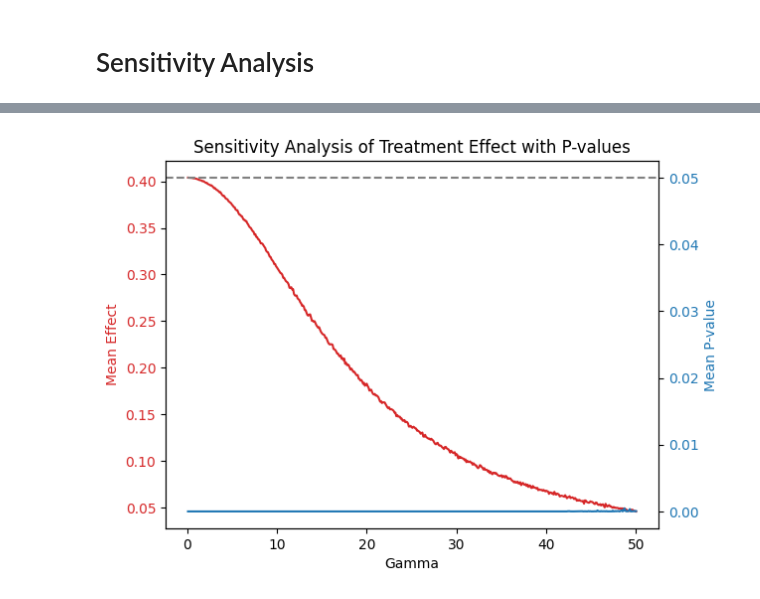
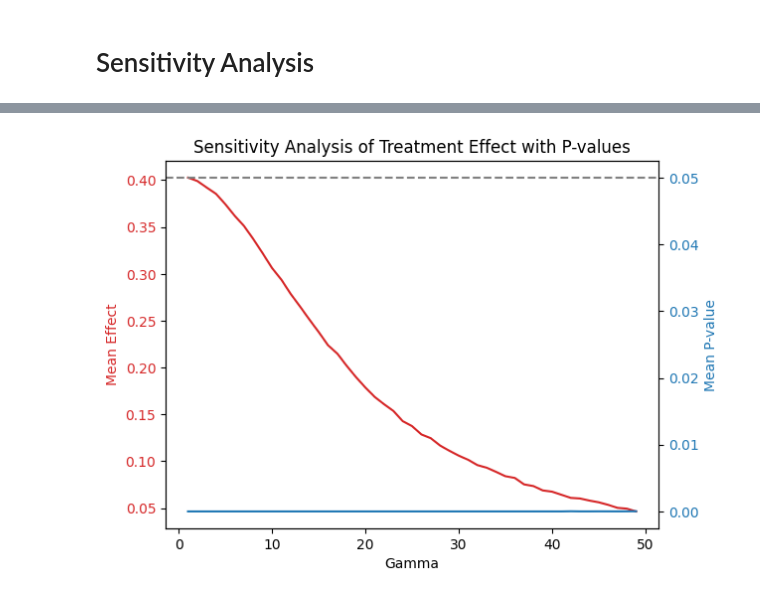
Before and after one commit to CCaoMichael/QTM345FinalProject, a Jupyter notebook: src/Python Replication.ipynb, the cells around one changed output, grey strips where cells are left out. Cells and saved outputs as stored; diff of their text form; code cells hidden in the pictures.

```diff
--- a/src/Python Replication.ipynb
+++ b/src/Python Replication.ipynb
@@ -312,6 +312,17 @@ Distribution: F(25,61)
 Included effects: Entity, Time
 # %% [markdown]
 # Sensitivity Analysis
+# %%
+# fill in the missing values
+data = pd.read_csv(r"../dat/data_replic.csv")
+control_vars = ['corruption', 'crime_US_weight', 'GDP_growth', 'pop_sh14', 'GDPpercapita_const2010USD_log', 'gini_mkt', 'polity2', 'population_log', 'remittances_GDP', 'yr_sch', 'urban_interp']
+
+data = data.drop(columns=['Unnamed: 18', 'Unnamed: 22'])
+data = data.dropna(subset=['homrates_unodc', 'deport_convict'])
+
+for col in control_vars:
+    if data[col].isnull().any():
+        data[col].fillna(data[col].median(), inplace=True)
 # %%
 import numpy as np
 import pandas as pd
@@ -369,9 +396,9 @@ Gamma: 1.1, Mean Effect: 0.3957227954820428, Std Dev: 0.0016532773405675003
 # %%
 import numpy as np
 import pandas as pd
-from sklearn.linear_model import LinearRegression
 from scipy.stats import norm
 import statsmodels.api as sm
+from sklearn.impute import SimpleImputer
 import matplotlib.pyplot as plt
 
 def simulate_unobserved_confounding(n, gamma):
@@ -379,8 +406,27 @@ def simulate_unobserved_confounding(n, gamma):
     return U * gamma
 
 def estimate_treatment_effect(data, U):
-    X = data[control_vars]
-    treatment_effect_model = sm.OLS(data['homrates_unodc'], X.assign(treatment=data['deport_convict'] + U))
+    # Create a copy to avoid modifying the original DataFrame
+    data_imputed = data.copy()
+
+    # Define the columns that need imputation
+    columns_to_impute = control_vars + ['deport_convict', 'homrates_unodc']
+
+    # Impute missing values in the data
+    imputer = SimpleImputer(strategy='mean')
+    data_imputed[columns_to_impute] = imputer.fit_transform(data[columns_to_impute])
+
+    # Prepare the data for modeling
+    X = data_imputed[control_vars]
+    y = data_imputed['homrates_unodc']
+    adjusted_treatment = data_imputed['deport_convict'] + U
+
+    # Ensure no infinite values in X and y
+    X = X.replace([np.inf, -np.inf], np.nan).fillna(0)
+    y = y.replace([np.inf, -np.inf], np.nan).fillna(0)
+
+    # Fit the regression model using OLS
+    treatment_effect_model = sm.OLS(y, X.assign(treatment=adjusted_treatment))
     results = treatment_effect_model.fit()
     return results.params[-1], results.pvalues[-1]
 
@@ -398,35 +444,38 @@ def sensitivity_analysis(data, gamma_values, iterations=100):
             p_vals.append(p_val)
         mean_effect = np.mean(effects)
         std_effect = np.std(effects)
         mean_p_val = np.mean(p_vals)
         results.append((gamma, mean_effect, std_effect))
         p_values.append(mean_p_val)
     return results, p_values
 
-gamma_values = np.linspace(0.1, 50, 500)
+# Example usage
+gamma_values = np.arange(1, 50)
 results, p_values = sensitivity_analysis(data, gamma_values)
 results_df = pd.DataFrame(results, columns=['Gamma', 'Mean Effect', 'Std Dev'])
 p_value_df = pd.DataFrame({'Gamma': gamma_values, 'Mean P-value': p_values})
 
+# Plotting the results
 fig, ax1 = plt.subplots()
 color = 'tab:red'
 ax1.set_xlabel('Gamma')
 ax1.set_ylabel('Mean Effect', color=color)
 ax1.plot(gamma_values, results_df['Mean Effect'], color=color)
 ax1.tick_params(axis='y', labelcolor=color)
 
 ax2 = ax1.twinx()
 color = 'tab:blue'
 ax2.set_ylabel('Mean P-value', color=color)
 ax2.plot(gamma_values, p_value_df['Mean P-value'], color=color)
 ax2.tick_params(axis='y', labelcolor=color)
 ax2.axhline(y=0.05, color='grey', linestyle='--')
 
+
 plt.title('Sensitivity Analysis of Treatment Effect with P-values')
 plt.savefig('../outputs/sensitivity_analysis_50.png', format='png')
 plt.show()
 # %% [output]
-[figure, old version]
+[figure, new version]
 # %%
 import numpy as np
 import pandas as pd
```
Also changed, not shown: parts of 8 cells of this notebook, 2 other files.
